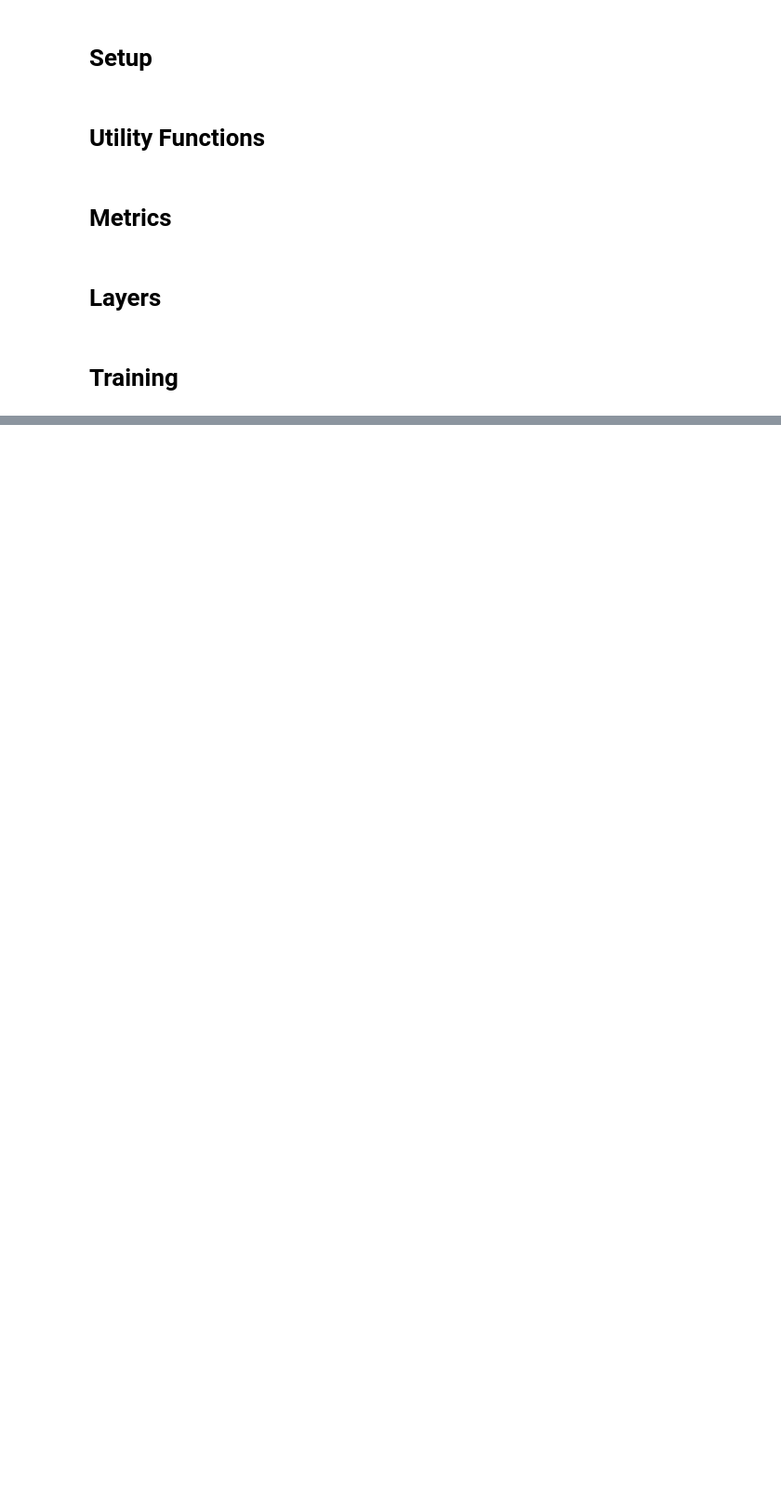
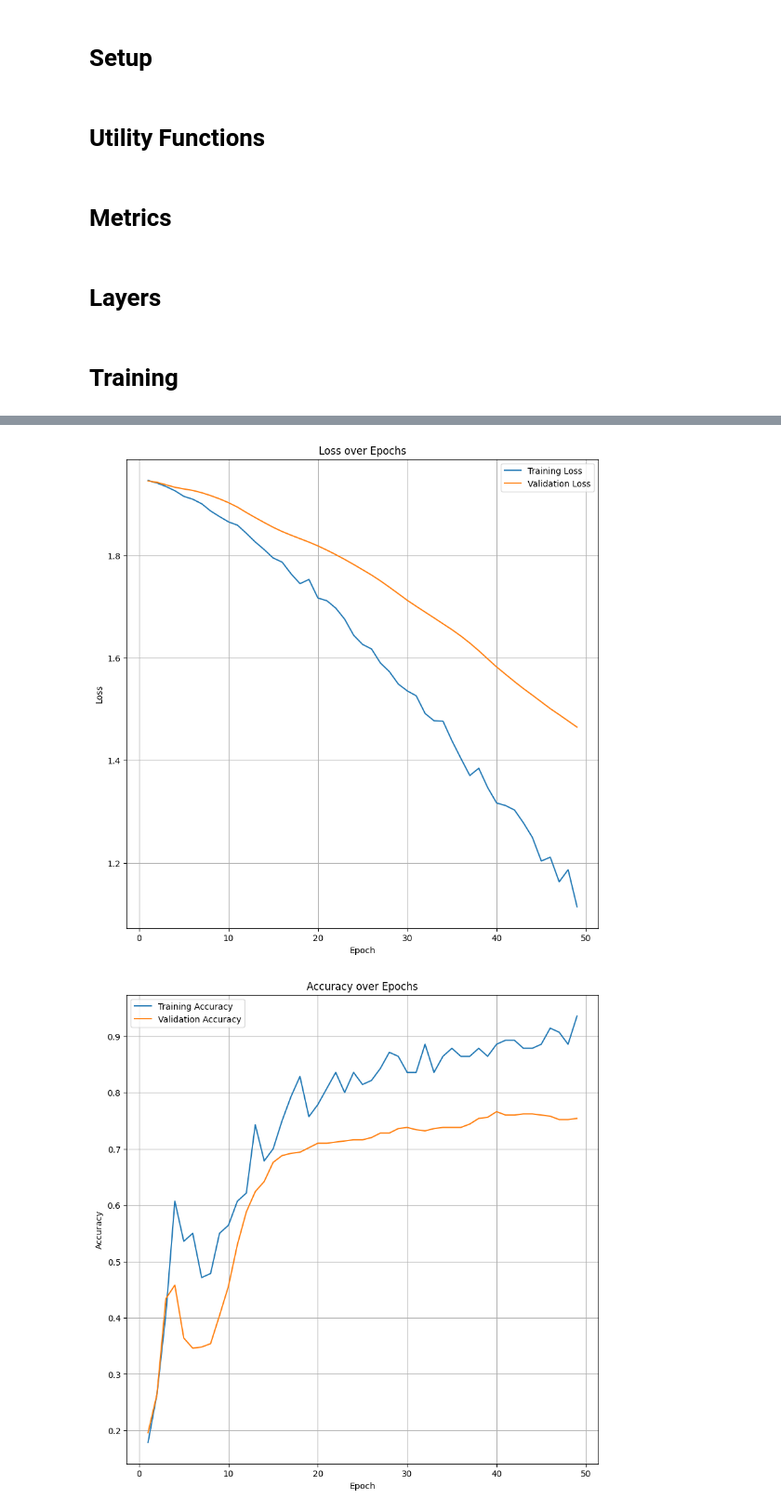
Before and after one commit to PatrickHuynh837/GCN-Implementation-CS-553, a Jupyter notebook: gcn/Project1.ipynb, the cells around one changed output, grey strips where cells are left out. Shown: that part at 93% size. Drawn from its saved outputs; the diff is of its cells as text; code cells hidden in the pictures; blank space fills up the shorter version.

```diff
--- a/gcn/Project1.ipynb
+++ b/gcn/Project1.ipynb
@@ -147,6 +147,46 @@ def load_data_as_torch(dataset_str, device=None, dtype=torch.float32):
     test_mask  = torch.from_numpy(test_mask_np).to(torch.bool).to(device)  if device else torch.from_numpy(test_mask_np).to(torch.bool)
 
     return adj_torch, features_torch, y_train, y_val, y_test, train_mask, val_mask, test_mask
+
+
+def create_plots(metrics):
+    _train_losses = metrics['train_losses']
+    _val_losses = metrics['val_losses']
+    _train_acc = metrics['train_acc']
+    _val_acc = metrics['val_acc']
+
+
+
+    epochs = range(1, len(_train_losses) + 1)
+
+    print("\n--- Model Performance ---")
+    print(f"| Epoch | Train. Loss | Val. Loss   | Train. Acc. | Val. Acc. |")
+    print(f"|-------|-------------|-------------|-------------|-----------|")
+    for epoch, (train_loss, val_loss, train_acc, val_acc) in enumerate(zip(_train_losses, _val_losses, _train_acc, _val_acc), start=1):
+        print(f"| {epoch}     | {train_loss:.4f}      | {val_loss:.4f}      | {train_acc:.4f}      | {val_acc:.4f}     |")
+    plt.figure(figsize=(10, 10))
+
+    plt.plot(epochs, _train_losses, label='Training Loss')
+    plt.plot(epochs, _val_losses, label='Validation Loss')
+    plt.xlabel('Epoch')
+    plt.ylabel('Loss')
+    plt.title('Loss over Epochs')
+    plt.legend()
+    plt.grid(True)
+
+    plt.show()
+
+
+    plt.figure(figsize=(10, 10))
+    plt.plot(epochs, _train_acc, label='Training Accuracy')
+    plt.plot(epochs, _val_acc, label='Validation Accuracy')
+    plt.xlabel('Epoch')
+    plt.ylabel('Accuracy')
+    plt.title('Accuracy over Epochs')
+    plt.legend()
+    plt.grid(True)
+
+    plt.show()
 # %% [markdown]
 # Metrics
 # %%
@@ -375,4 +379,5 @@ Early stopping at epoch 66. Best val acc: 0.7120
 # %%
 # Cora
 model, m = train_gcn(dataset='cora')
+create_plots(m)
 # %% [output]
@@ -396,3 +401,5 @@ Early stopping at epoch 49. Best val acc: 0.7700
+[figure, added]
+[figure, added]
 # %%
 #Pubmed
 model, m = train_gcn(dataset='pubmed')
```
Also changed, not shown: parts of 4 cells of this notebook.
